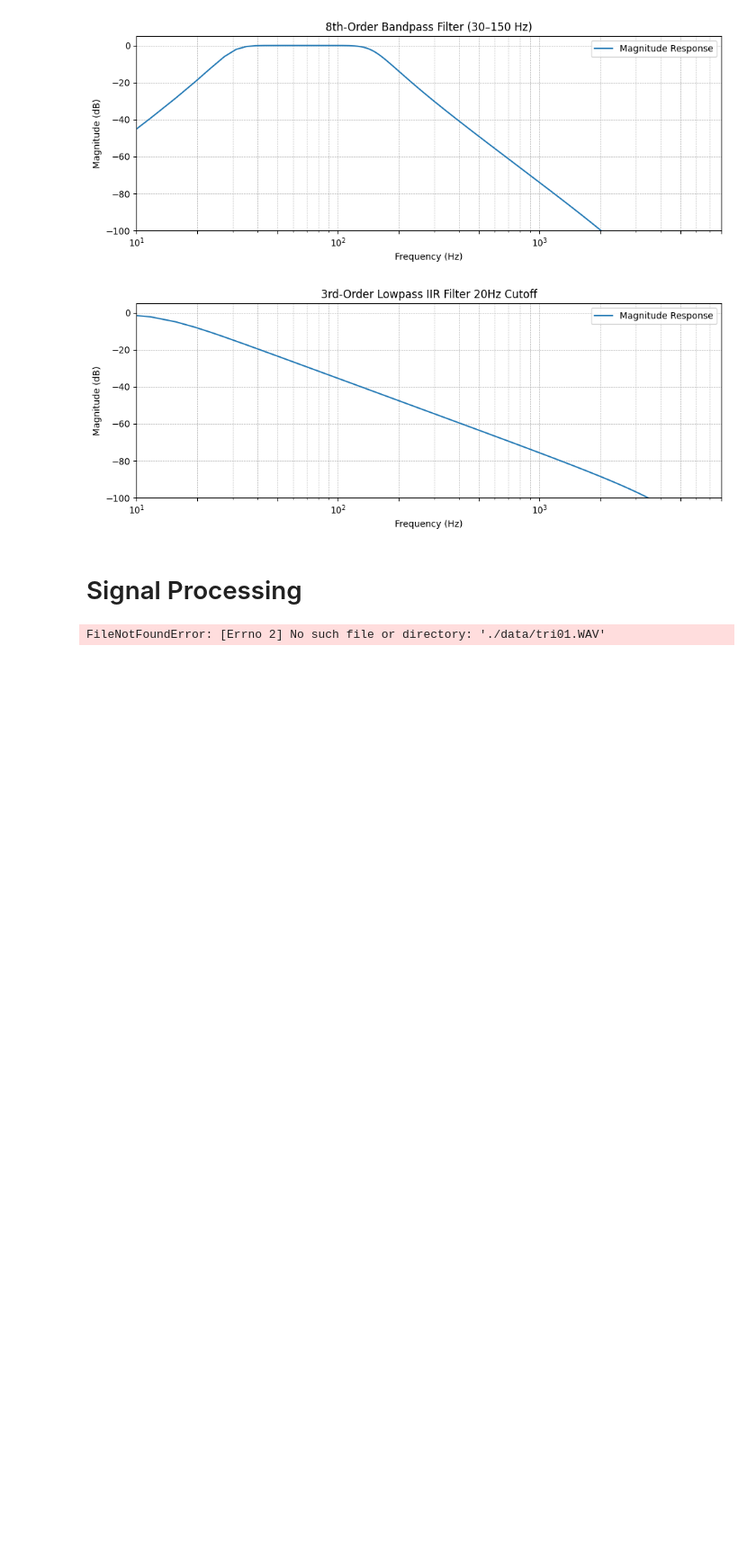
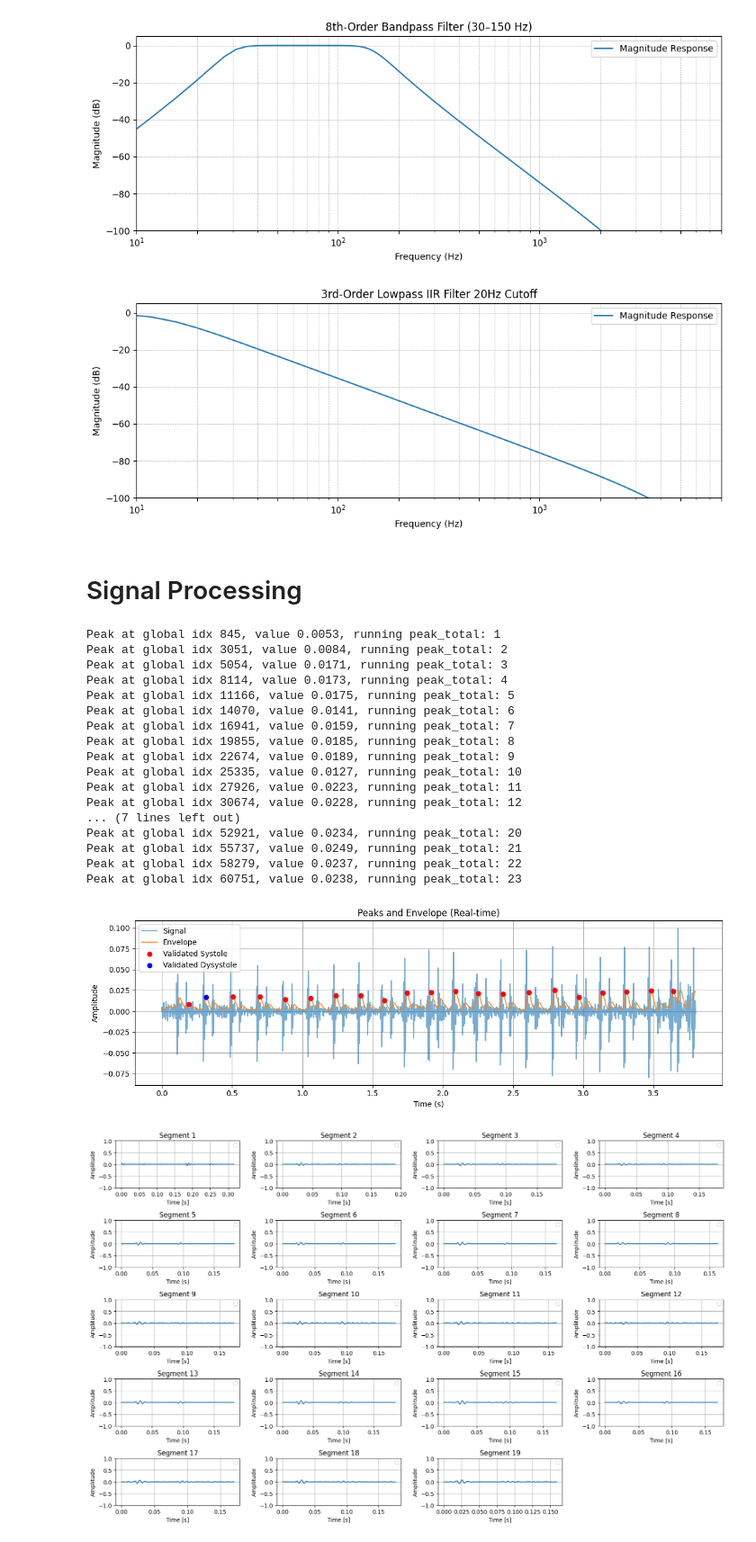
Before and after one commit to Sol455/nrf-wearable-cardiac-auscultation, a Jupyter notebook: python_dsp/hs_analysis.ipynb, the cells around one changed output. Shown at 90% size. Saved outputs shown, nothing was run; the diff lists cells and outputs as text; code cells hidden in the pictures; blank space fills up the shorter version.

```diff
--- a/python_dsp/hs_analysis.ipynb
+++ b/python_dsp/hs_analysis.ipynb
@@ -131,12 +131,12 @@ def process_window(window, window_start_index):
     # 0. Get time_stamp of window
     window_time_ms = (window_start_index / cfg.fs) * 1000
 
-    # 1. Hard limit audio
+    # 1. Hard limit audio --> REMOVED for lower RAM usage
     limited_window = hard_limit(window, cfg.audio_hl_thresh)
-    debug_window_queue.append(limited_window)
+    debug_window_queue.append(window)
 
     # 2. Compute STE
-    ste = compute_energy_blocks(limited_window, fs=cfg.fs, samples_per_window=cfg.ste_block_size)
+    ste = compute_energy_blocks(window, fs=cfg.fs, samples_per_window=cfg.ste_block_size)
 
     # 3. Hard Limit STE energy
     limited_ste = hard_limit(ste, cfg.ste_hl_thresh)
@@ -188,32 +188,50 @@ def process_block(block, fs):
     envelope, lp_zi = sosfilt(sos_lowpass, abs_block, zi=lp_zi)
     debug_envelope.append(envelope.copy())
 
     # 3. Peak detection and validation in preparation for cardiac windowing
     block_absolute_start = slab_buffer.absolute_sample_index - slab_buffer.block_size
     #print(f"Block start absolute idx: {block_absolute_start}")
 
     for i, sample in enumerate(envelope):
         abs_idx_of_sample = block_absolute_start + i
         peak_validator.update()
         peak_message = cardiac_cycle_peak_detector.update(sample, abs_idx_of_sample, abs_idx_of_sample)
 
         if (peak_message):
             debug_peak_counter += 1
             print(f"Peak at global idx {peak_message['global_index']}, value {peak_message['value']:.4f}, running peak_total: {debug_peak_counter}")
             # f"value: {peak_message['value']:.4f}")
             peak_validator.notify_peak(peak_message)
 
     # 4. Create cardiac cycle windows based on Systolic periodså
     peak_processor.process_peak_events(peak_queue, slab_buffer, cfg.pp_pre_sample_r, cfg.pp_min_pre_samples, cfg.pp_max_pre_samples)
 
 #read_wav_blocks("./data/circore/33151_MV.WAV", block_size_samples=1600, process_block_fn=process_block)
-read_wav_blocks("./data/tri0.WAV", block_size_samples=1600, process_block_fn=process_block)
+read_wav_blocks("./data/tri_00000001.WAV", block_size_samples=1600, process_block_fn=process_block)
 plot_debug_audio_and_peaks(debug_audio_blocks, debug_global_peaks, debug_envelope, debug_energies, file_loc="./output/discarded.png")
 plot_audio_windows(debug_window_queue, y_lim=1)
 plot_STE_windows(debug_ste_window_queue, debug_ste_peaks_queue, y_lim=None)
 plot_audio_windows(debug_window_queue, debug_audio_peaks, y_lim=None)
 plot_fft_overlay(debug_window_events)
 plot_rms_vs_event(debug_window_events, y_lim = 1)
 plot_rms_distribution(debug_window_events)
 # %% [output]
-FileNotFoundError: [Errno 2] No such file or directory: './data/tri01.WAV'
+Peak at global idx 845, value 0.0053, running peak_total: 1
+Peak at global idx 3051, value 0.0084, running peak_total: 2
+Peak at global idx 5054, value 0.0171, running peak_total: 3
+Peak at global idx 8114, value 0.0173, running peak_total: 4
+Peak at global idx 11166, value 0.0175, running peak_total: 5
+Peak at global idx 14070, value 0.0141, running peak_total: 6
+Peak at global idx 16941, value 0.0159, running peak_total: 7
+Peak at global idx 19855, value 0.0185, running peak_total: 8
+Peak at global idx 22674, value 0.0189, running peak_total: 9
+Peak at global idx 25335, value 0.0127, running peak_total: 10
+Peak at global idx 27926, value 0.0223, running peak_total: 11
+Peak at global idx 30674, value 0.0228, running peak_total: 12
+... (7 lines left out)
+Peak at global idx 52921, value 0.0234, running peak_total: 20
+Peak at global idx 55737, value 0.0249, running peak_total: 21
+Peak at global idx 58279, value 0.0237, running peak_total: 22
+Peak at global idx 60751, value 0.0238, running peak_total: 23
+[figure, added]
+[figure, added]
```
Also changed, not shown: parts of 1 cell of this notebook.
